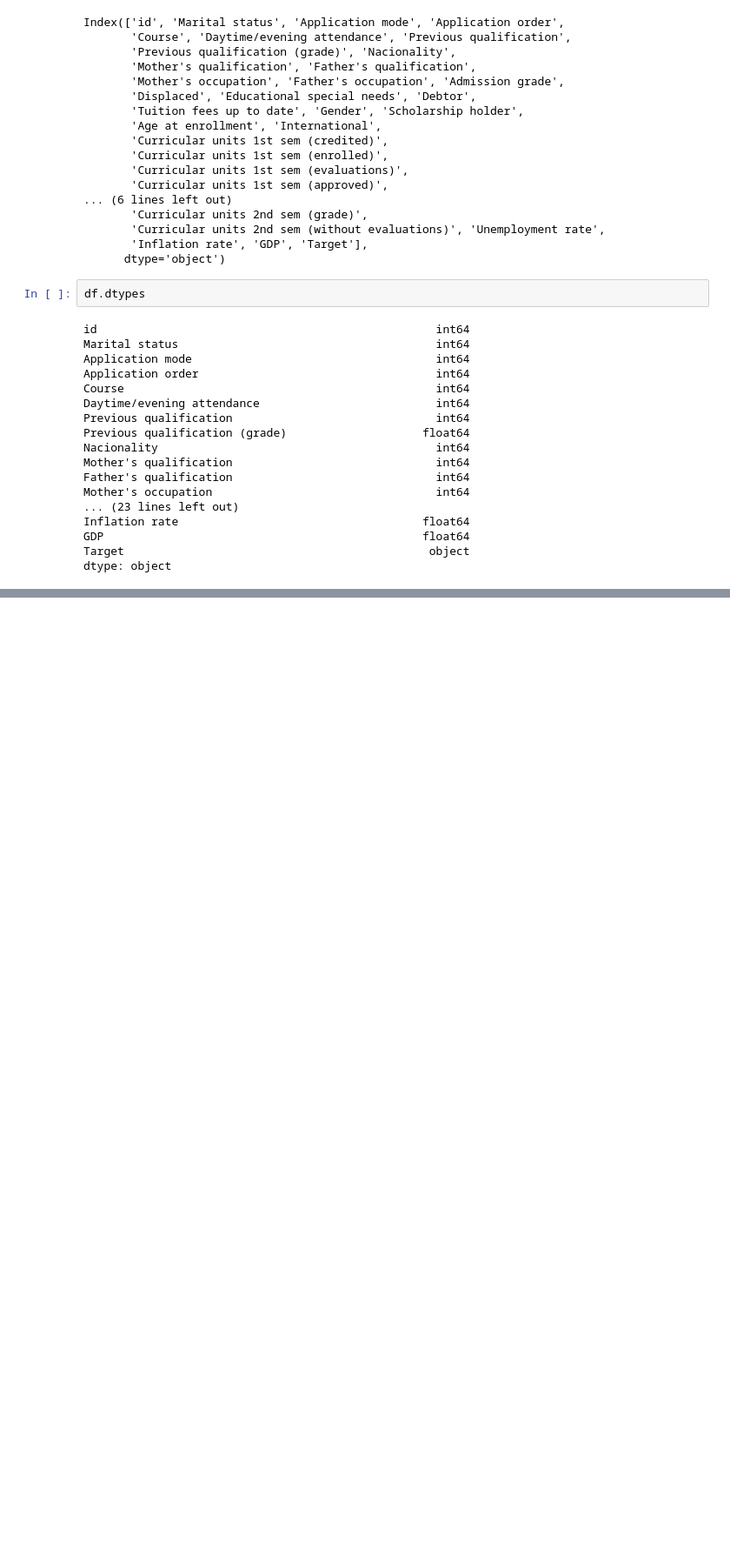
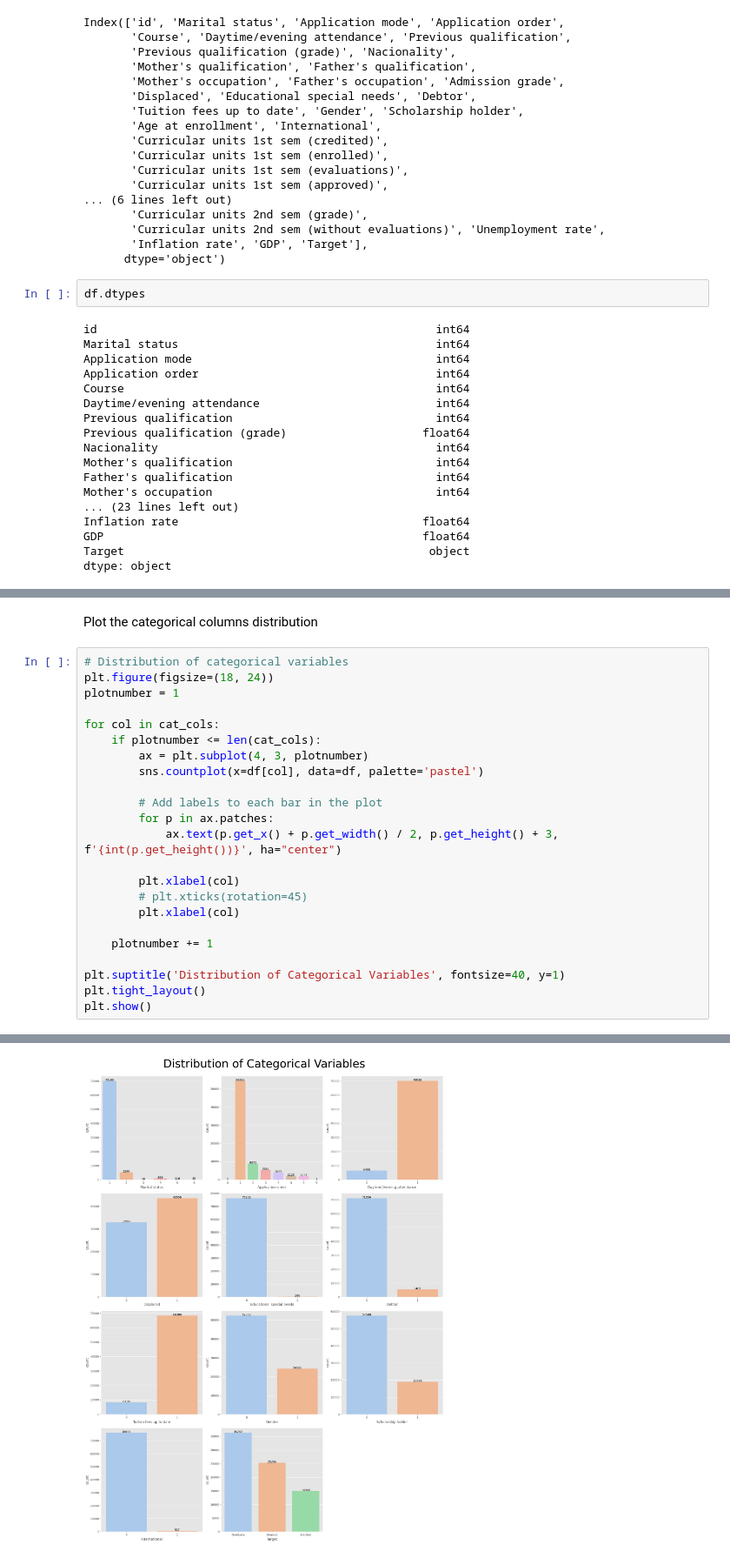
Before and after one commit to ednguyenn/kaggle_academics_classification, a Jupyter notebook: notebooks/EDA.ipynb, the cells around one changed output, grey strips where cells are left out. Shown at 87% size. Saved outputs shown, nothing was run; the diff lists cells and outputs as text; blank space fills up the shorter version.

```diff
--- a/notebooks/EDA.ipynb
+++ b/notebooks/EDA.ipynb
@@ -74,0 +142,26 @@ df.describe()
+# %% [markdown]
+Plot the categorical columns distribution
+# %%
+# Distribution of categorical variables
+plt.figure(figsize=(18, 24))
+plotnumber = 1
+
+for col in cat_cols:
+    if plotnumber <= len(cat_cols):
+        ax = plt.subplot(4, 3, plotnumber)
+        sns.countplot(x=df[col], data=df, palette='pastel')
+
+        # Add labels to each bar in the plot
+        for p in ax.patches:
+            ax.text(p.get_x() + p.get_width() / 2, p.get_height() + 3, f'{int(p.get_height())}', ha="center")
+
+        plt.xlabel(col)
+        # plt.xticks(rotation=45)
+        plt.xlabel(col)
+
+    plotnumber += 1
+
+plt.suptitle('Distribution of Categorical Variables', fontsize=40, y=1)
+plt.tight_layout()
+plt.show()
+# %% [output]
@@ -74,0 +185 @@ df.describe()
+[figure, added]
```
Also changed, not shown: parts of 29 cells of this notebook, 6 other files.
